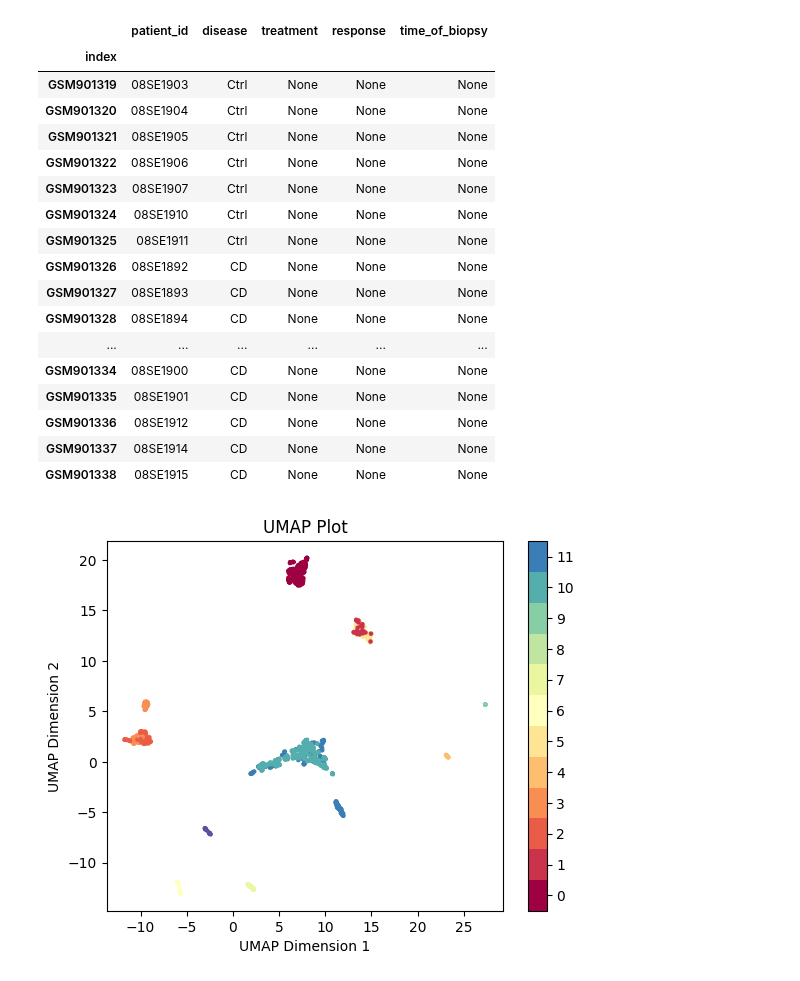
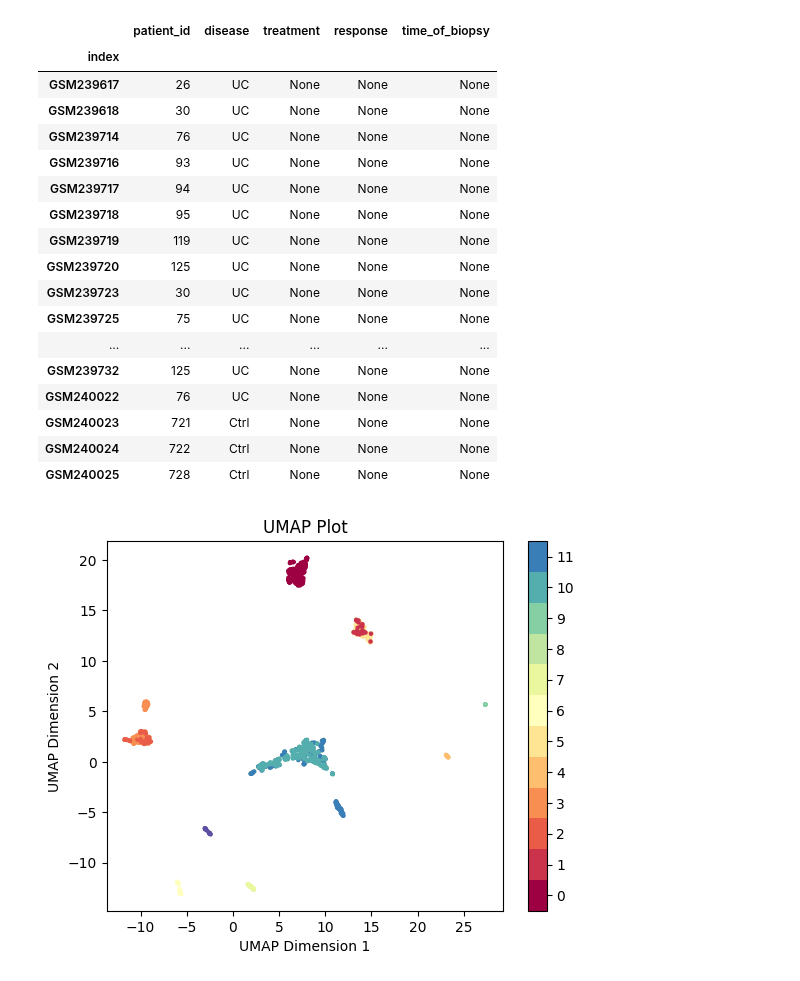
Before and after one commit to MaciejPiernik/ibd, a Jupyter notebook: ibd/notebooks/experiment_playground.ipynb, the cells around one changed output. Saved outputs shown, nothing was run; the diff lists cells and outputs as text; code cells hidden in the pictures.

Commit message:
Metadata for all datasets with currently covered platforms

```diff
--- a/ibd/notebooks/experiment_playground.ipynb
+++ b/ibd/notebooks/experiment_playground.ipynb
@@ -30,27 +30,27 @@ db = db.dropna(axis=1)
 dup = db[db.duplicated(keep=False)]
 dup.sort_values(by=['1'])
 # %%
-metadata = pd.read_parquet(os.path.join(DATA_DIR, 'GSE36807_metadata.parquet'))
+metadata = pd.read_parquet(os.path.join(DATA_DIR, 'GSE9452_metadata.parquet'))
 metadata.head(20)
 # %% [output]
 |  | patient_id | disease | treatment | response | time_of_biopsy |
 | index |  |  |  |  |  |
-| GSM901319 | 08SE1903 | Ctrl | None | None | None |
-| GSM901320 | 08SE1904 | Ctrl | None | None | None |
-| GSM901321 | 08SE1905 | Ctrl | None | None | None |
-| GSM901322 | 08SE1906 | Ctrl | None | None | None |
-| GSM901323 | 08SE1907 | Ctrl | None | None | None |
-| GSM901324 | 08SE1910 | Ctrl | None | None | None |
-| GSM901325 | 08SE1911 | Ctrl | None | None | None |
-| GSM901326 | 08SE1892 | CD | None | None | None |
-| GSM901327 | 08SE1893 | CD | None | None | None |
-| GSM901328 | 08SE1894 | CD | None | None | None |
+| GSM239617 | 26 | UC | None | None | None |
+| GSM239618 | 30 | UC | None | None | None |
+| GSM239714 | 76 | UC | None | None | None |
+| GSM239716 | 93 | UC | None | None | None |
+| GSM239717 | 94 | UC | None | None | None |
+| GSM239718 | 95 | UC | None | None | None |
+| GSM239719 | 119 | UC | None | None | None |
+| GSM239720 | 125 | UC | None | None | None |
+| GSM239723 | 30 | UC | None | None | None |
+| GSM239725 | 75 | UC | None | None | None |
 | ... | ... | ... | ... | ... | ... |
-| GSM901334 | 08SE1900 | CD | None | None | None |
-| GSM901335 | 08SE1901 | CD | None | None | None |
-| GSM901336 | 08SE1912 | CD | None | None | None |
-| GSM901337 | 08SE1914 | CD | None | None | None |
-| GSM901338 | 08SE1915 | CD | None | None | None |
+| GSM239732 | 125 | UC | None | None | None |
+| GSM240022 | 76 | UC | None | None | None |
+| GSM240023 | 721 | Ctrl | None | None | None |
+| GSM240024 | 722 | Ctrl | None | None | None |
+| GSM240025 | 728 | Ctrl | None | None | None |
 # %%
 # Create UMAP embedding
 umap_embedding = umap.UMAP().fit_transform(db)
```
Also changed, not shown: 2 other files.
